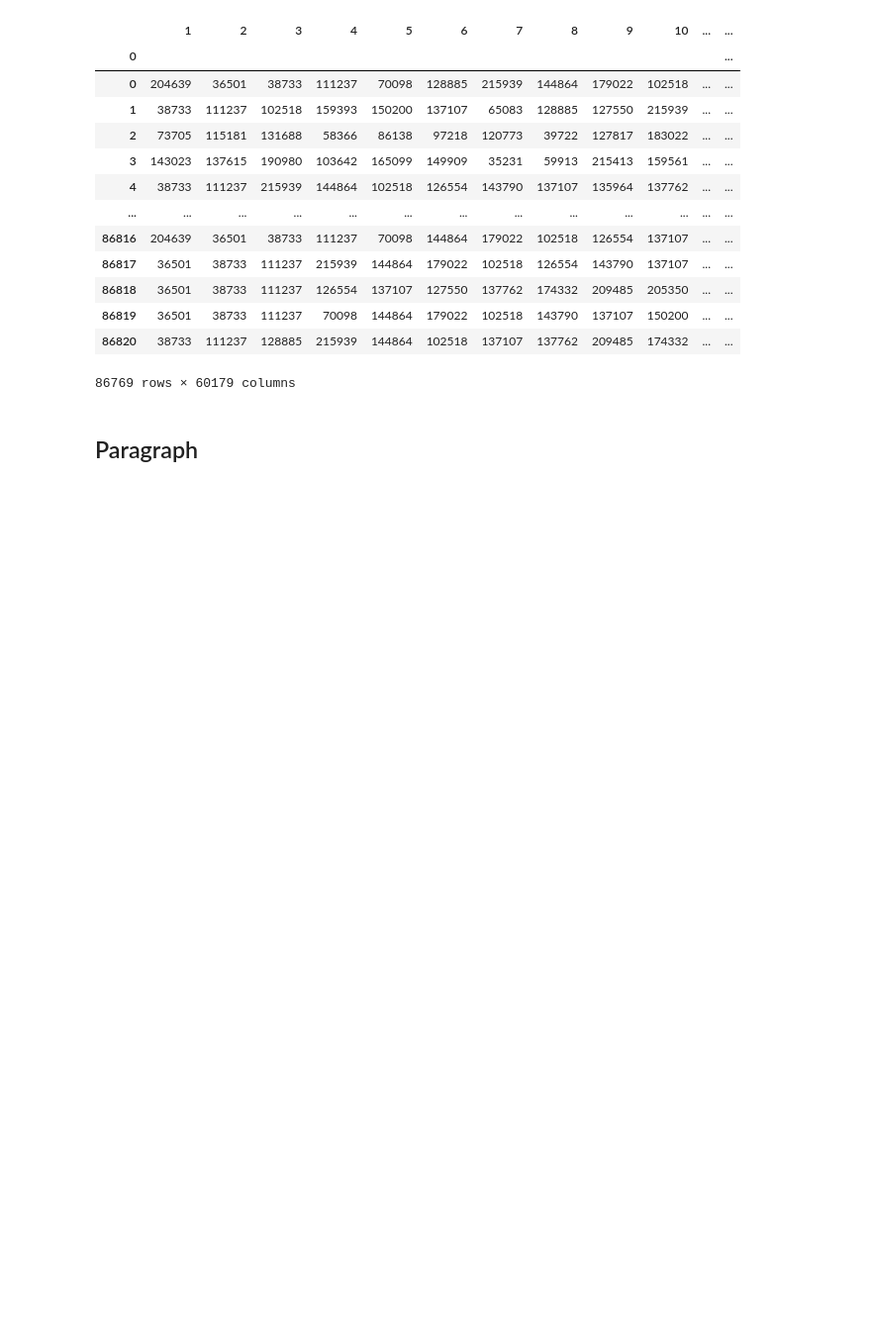
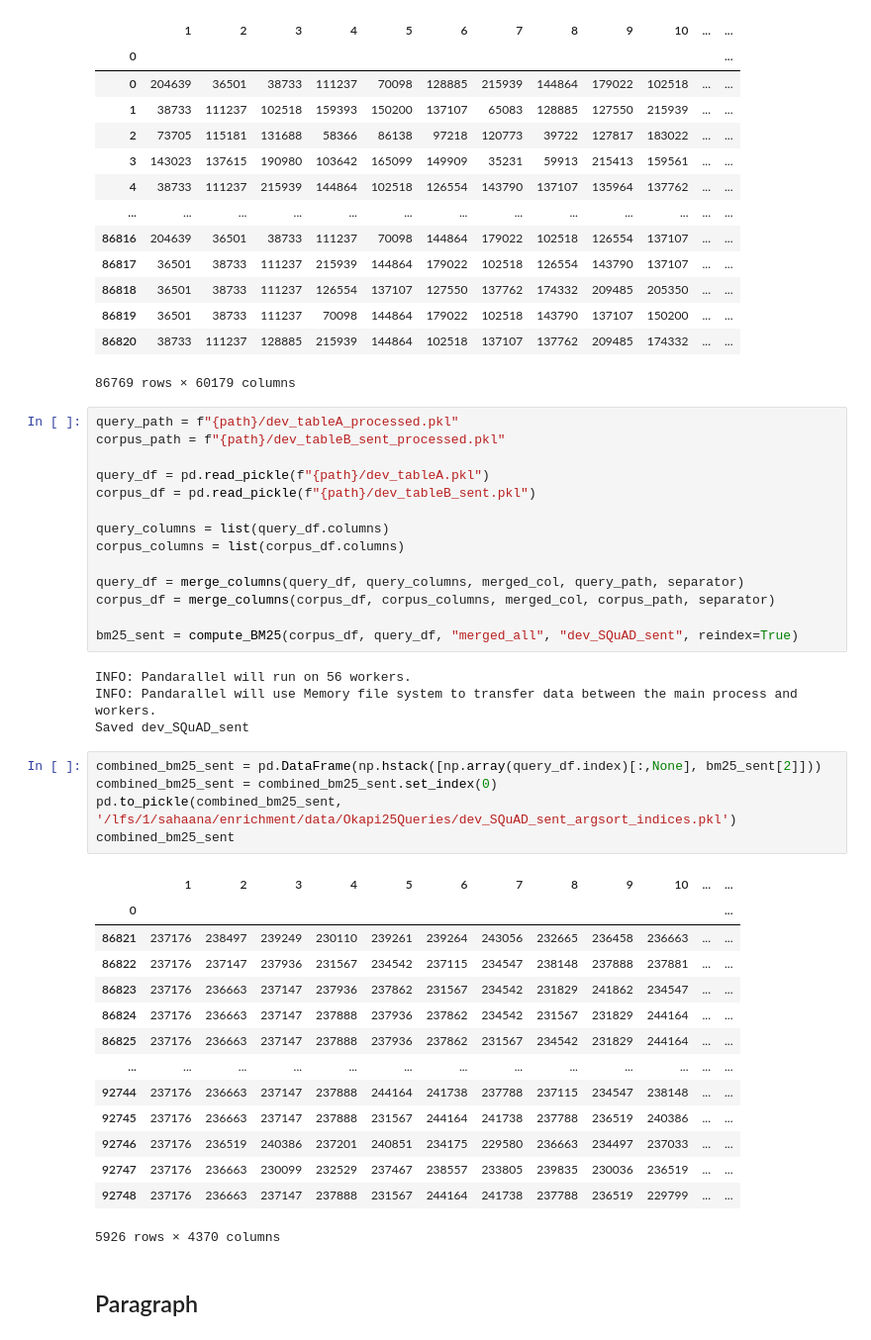
Before and after one commit to sahaana/ember-internal, a Jupyter notebook: notebooks/preprocessing/Reindex, Merge, and Generate BM25.ipynb, the cells around one changed output. Shown: that part at 99% size. Drawn from its saved outputs; the diff is of its cells as text; blank space fills up the shorter version.

```diff
--- a/notebooks/preprocessing/Reindex, Merge, and Generate BM25.ipynb
+++ b/notebooks/preprocessing/Reindex, Merge, and Generate BM25.ipynb
@@ -285,6 +299,44 @@ combined_bm25_sent
 | 86819 | 36501 | 38733 | 111237 | 70098 | 144864 | 179022 | 102518 | 143790 | 137107 | 150200 | ... | ... |
 | 86820 | 38733 | 111237 | 128885 | 215939 | 144864 | 102518 | 137107 | 137762 | 209485 | 174332 | ... | ... |
 86769 rows × 60179 columns
+# %%
+query_path = f"{path}/dev_tableA_processed.pkl"
+corpus_path = f"{path}/dev_tableB_sent_processed.pkl"
+
+query_df = pd.read_pickle(f"{path}/dev_tableA.pkl")
+corpus_df = pd.read_pickle(f"{path}/dev_tableB_sent.pkl")
+
+query_columns = list(query_df.columns)
+corpus_columns = list(corpus_df.columns)
+
+query_df = merge_columns(query_df, query_columns, merged_col, query_path, separator)
+corpus_df = merge_columns(corpus_df, corpus_columns, merged_col, corpus_path, separator)
+
+bm25_sent = compute_BM25(corpus_df, query_df, "merged_all", "dev_SQuAD_sent", reindex=True)
+# %% [output]
+INFO: Pandarallel will run on 56 workers.
+INFO: Pandarallel will use Memory file system to transfer data between the main process and workers.
+Saved dev_SQuAD_sent
+# %%
+combined_bm25_sent = pd.DataFrame(np.hstack([np.array(query_df.index)[:,None], bm25_sent[2]]))
+combined_bm25_sent = combined_bm25_sent.set_index(0)
+pd.to_pickle(combined_bm25_sent, '/lfs/1/sahaana/enrichment/data/Okapi25Queries/dev_SQuAD_sent_argsort_indices.pkl')
+combined_bm25_sent
+# %% [output]
+|  | 1 | 2 | 3 | 4 | 5 | 6 | 7 | 8 | 9 | 10 | ... | ... |
+| 0 |  |  |  |  |  |  |  |  |  |  |  | ... |
+| 86821 | 237176 | 238497 | 239249 | 230110 | 239261 | 239264 | 243056 | 232665 | 236458 | 236663 | ... | ... |
+| 86822 | 237176 | 237147 | 237936 | 231567 | 234542 | 237115 | 234547 | 238148 | 237888 | 237881 | ... | ... |
+| 86823 | 237176 | 236663 | 237147 | 237936 | 237862 | 231567 | 234542 | 231829 | 241862 | 234547 | ... | ... |
+| 86824 | 237176 | 236663 | 237147 | 237888 | 237936 | 237862 | 234542 | 231567 | 231829 | 244164 | ... | ... |
+| 86825 | 237176 | 236663 | 237147 | 237888 | 237936 | 237862 | 231567 | 234542 | 231829 | 244164 | ... | ... |
+| ... | ... | ... | ... | ... | ... | ... | ... | ... | ... | ... | ... | ... |
+| 92744 | 237176 | 236663 | 237147 | 237888 | 244164 | 241738 | 237788 | 237115 | 234547 | 238148 | ... | ... |
+| 92745 | 237176 | 236663 | 237147 | 237888 | 231567 | 244164 | 241738 | 237788 | 236519 | 240386 | ... | ... |
+| 92746 | 237176 | 236519 | 240386 | 237201 | 240851 | 234175 | 229580 | 236663 | 234497 | 237033 | ... | ... |
+| 92747 | 237176 | 236663 | 230099 | 232529 | 237467 | 238557 | 233805 | 239835 | 230036 | 236519 | ... | ... |
+| 92748 | 237176 | 236663 | 237147 | 237888 | 231567 | 244164 | 241738 | 237788 | 236519 | 229799 | ... | ... |
+5926 rows × 4370 columns
 # %% [markdown]
 ## Paragraph
 # %%
```
Also changed, not shown: parts of 18 cells of this notebook, 55 other files.
